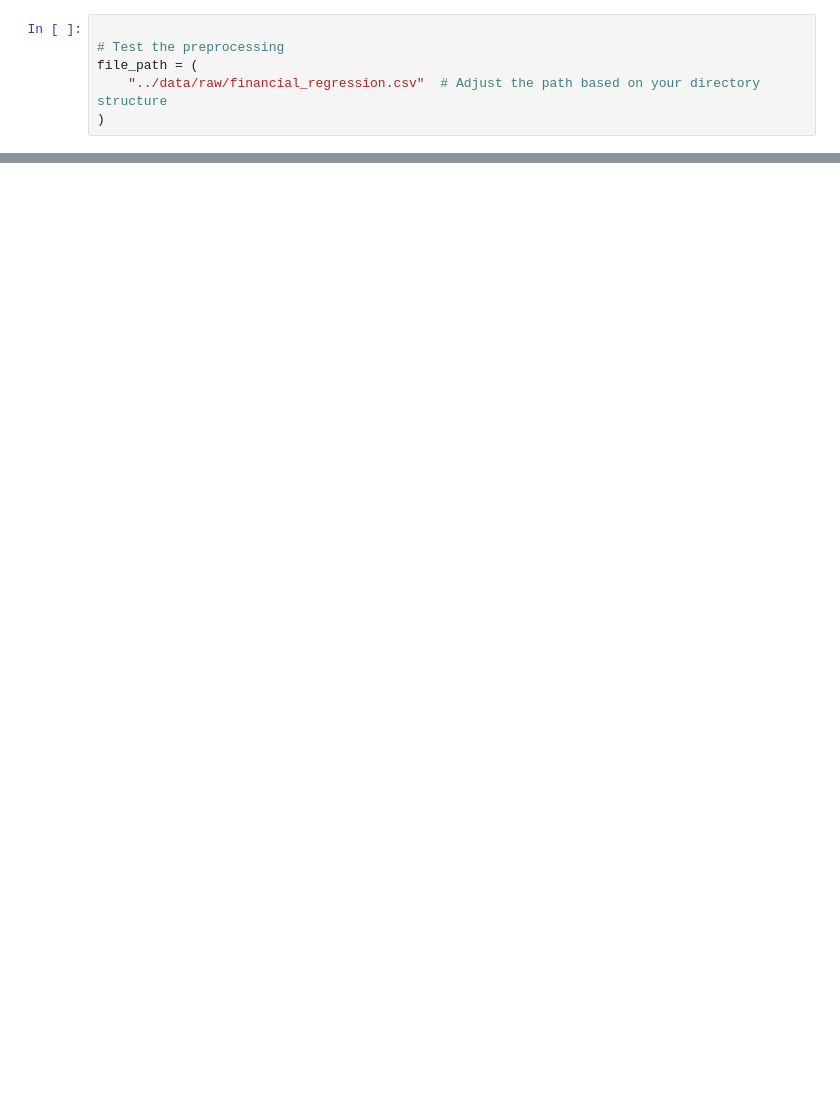
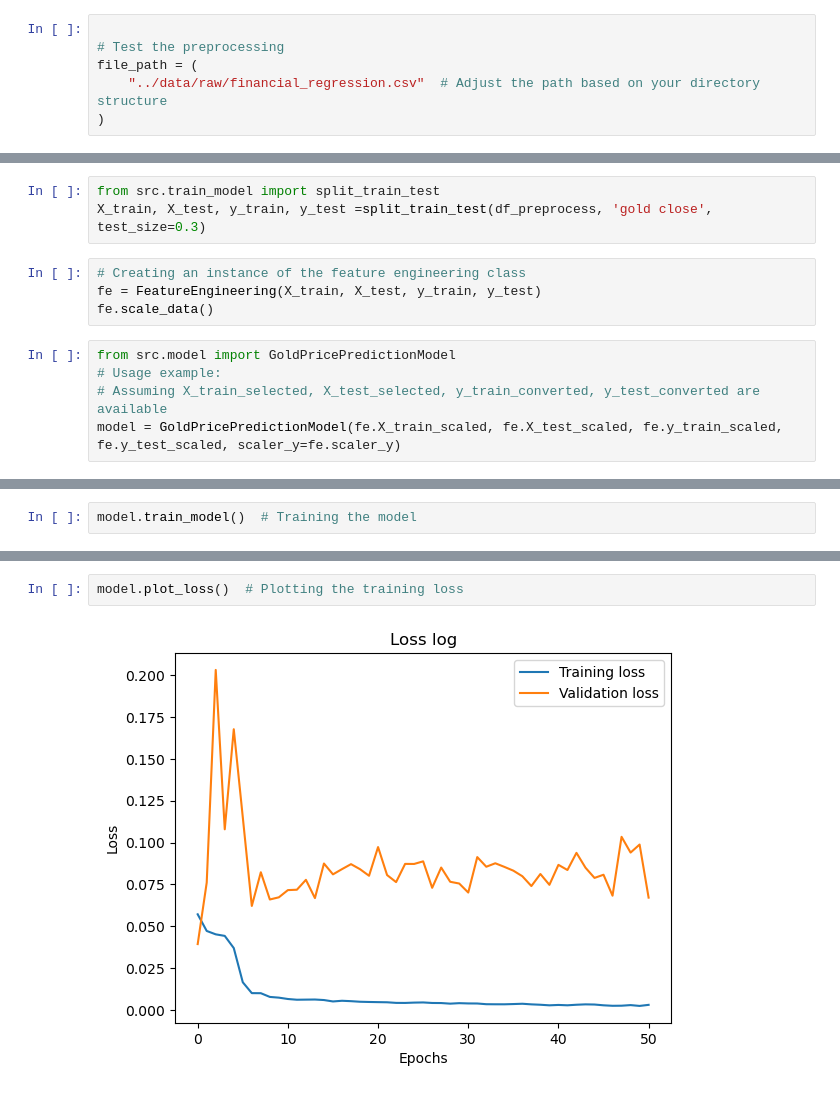
Before and after one commit to davidabad98/AIGC-5005-0NA-Final-Project, a Jupyter notebook: notebooks/initial_exploration.ipynb, the cells around one changed output, grey strips where cells are left out. Drawn from its saved outputs; the diff is of its cells as text; blank space fills up the shorter version.

Commit message:
main.py and data pipeline

```diff
--- a/notebooks/initial_exploration.ipynb
+++ b/notebooks/initial_exploration.ipynb
@@ -316,0 +37,12 @@ KeyboardInterrupt:
+# %%
+from src.train_model import split_train_test
+X_train, X_test, y_train, y_test =split_train_test(df_preprocess, 'gold close', test_size=0.3)
+# %%
+# Creating an instance of the feature engineering class
+fe = FeatureEngineering(X_train, X_test, y_train, y_test)
+fe.scale_data()
+# %%
+from src.model import GoldPricePredictionModel
+# Usage example:
+# Assuming X_train_selected, X_test_selected, y_train_converted, y_test_converted are available
+model = GoldPricePredictionModel(fe.X_train_scaled, fe.X_test_scaled, fe.y_train_scaled, fe.y_test_scaled, scaler_y=fe.scaler_y)
@@ -316,0 +71,2 @@ KeyboardInterrupt:
+# %%
+model.train_model()  # Training the model
@@ -316,0 +91,4 @@ KeyboardInterrupt:
+# %%
+model.plot_loss()  # Plotting the training loss
+# %% [output]
+[figure, added]
```
Also changed, not shown: parts of 40 cells of this notebook, 13 other files.
